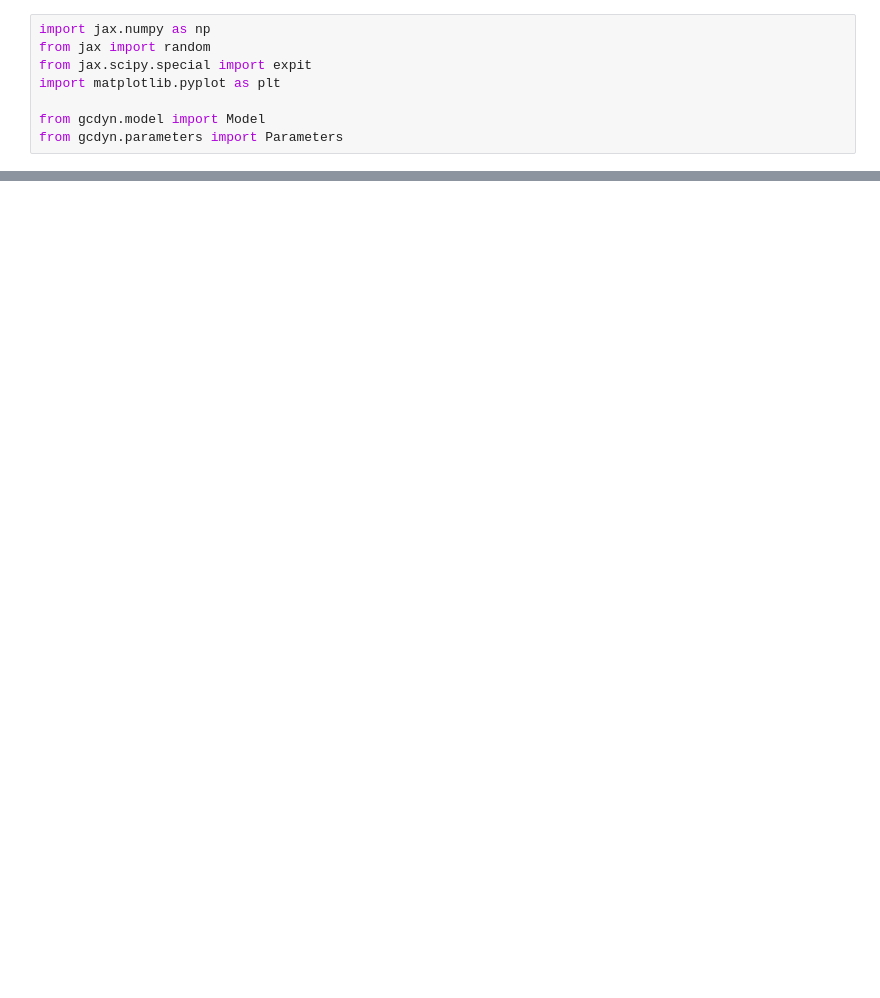
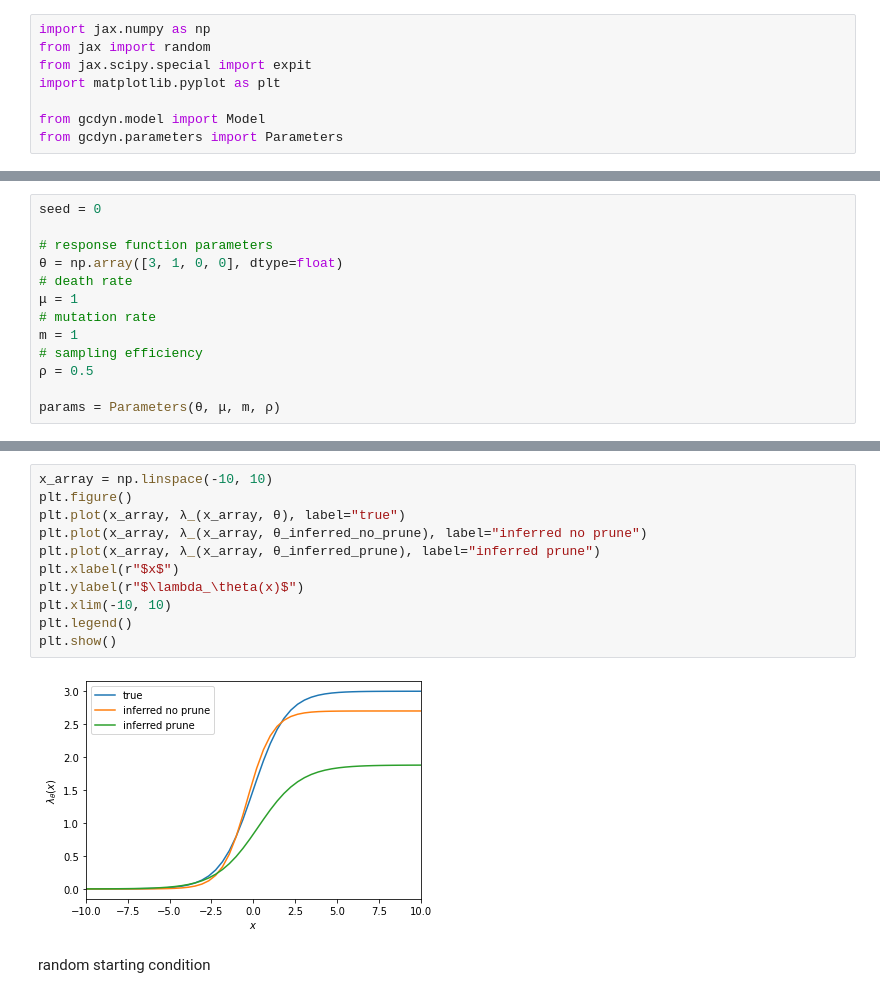
Before and after one commit to matsengrp/gcdyn, a Jupyter notebook: fit_simulation.ipynb, the cells around one changed output, grey strips where cells are left out. Saved outputs shown, nothing was run; the diff lists cells and outputs as text; blank space fills up the shorter version.

```diff
--- a/fit_simulation.ipynb
+++ b/fit_simulation.ipynb
@@ -8,0 +11,13 @@ from gcdyn.parameters import Parameters
+# %%
+seed = 0
+
+# response function parameters
+θ = np.array([3, 1, 0, 0], dtype=float)
+# death rate
+μ = 1
+# mutation rate
+m = 1
+# sampling efficiency
+ρ = 0.5
+
+params = Parameters(θ, μ, m, ρ)
@@ -9 +68,16 @@ from gcdyn.parameters import Parameters
+# %%
+x_array = np.linspace(-10, 10)
+plt.figure()
+plt.plot(x_array, λ_(x_array, θ), label="true")
+plt.plot(x_array, λ_(x_array, θ_inferred_no_prune), label="inferred no prune")
+plt.plot(x_array, λ_(x_array, θ_inferred_prune), label="inferred prune")
+plt.xlabel(r"$x$")
+plt.ylabel(r"$\lambda_\theta(x)$")
+plt.xlim(-10, 10)
+plt.legend()
+plt.show()
+# %% [output]
+[figure, added]
+# %% [markdown]
+random starting condition
 # %%
```
Also changed, not shown: parts of 10 cells of this notebook, 2 other files.
